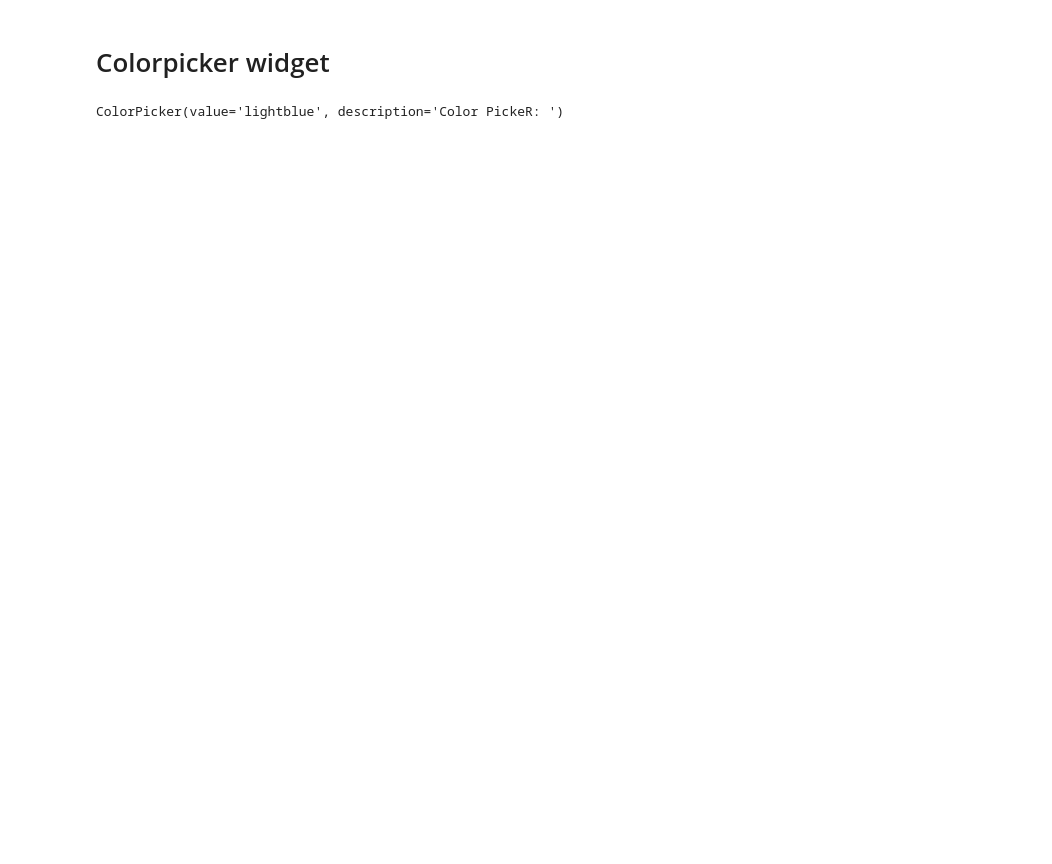
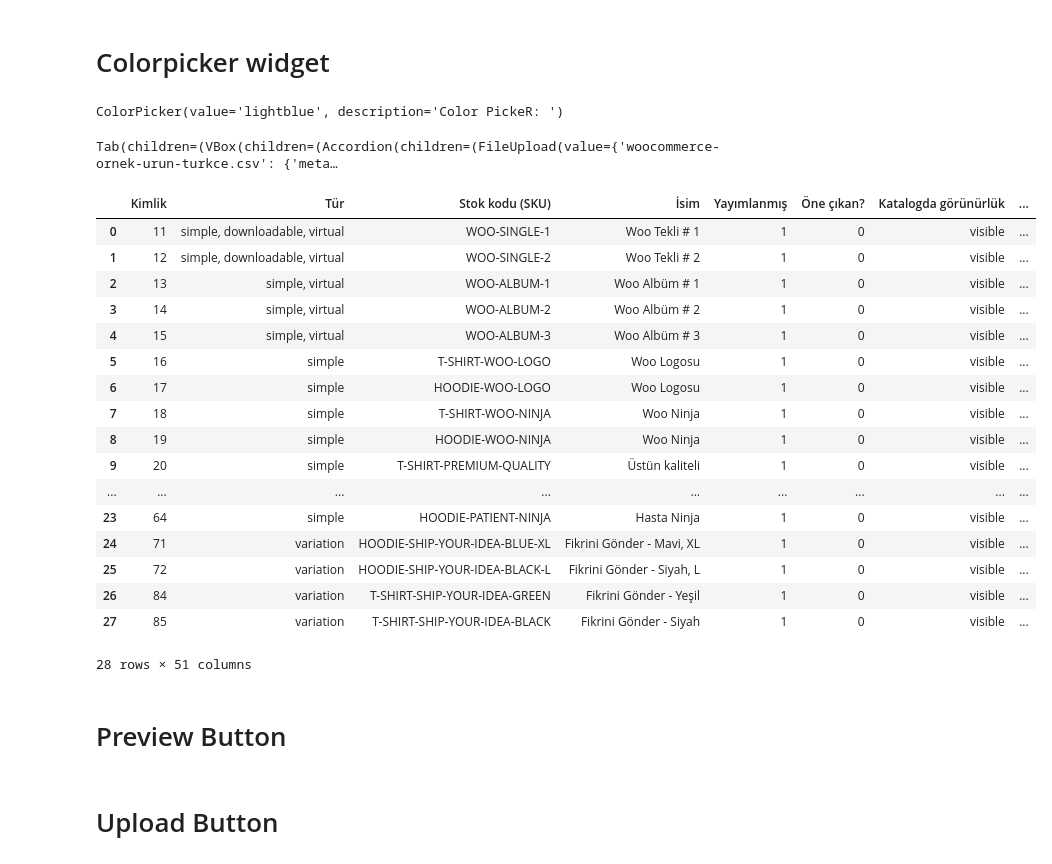
Before and after one commit to nmekinci/a_simple_application, a Jupyter notebook: Python ders notlarim 5.ipynb, the cells around one changed output. Cells and saved outputs as stored; diff of their text form; code cells hidden in the pictures; blank space fills up the shorter version.

```diff
--- a/Python ders notlarim 5.ipynb
+++ b/Python ders notlarim 5.ipynb
@@ -50,7 +50,7 @@ SelectMultiple(description='eraser: ', index=(0,), options=('tab', '1', '2'), va
 # RadioButton widgets
 # %%
 delim = widgets.RadioButtons(
-options=['; Semicolon',': Colon',', Comma'],
+options=[';', ',', ' '],
 description='Seperator: ',
 disabled= False
 )
@@ -201,3 +201,71 @@ color_picker = widgets.ColorPicker(
 color_picker
 # %% [output]
 ColorPicker(value='lightblue', description='Color PickeR: ')
+# %%
+children = [
+    accordion_box,
+    widgets.VBox([toggle, out]),
+    widgets.VBox([
+        widgets.HBox([graph_type,color_picker]),
+        widgets.HBox([x_axis,y_axis]),
+        button_plot,
+        out
+    ])
+]
+tab.children = children
+tab
+# %% [output]
+Tab(children=(VBox(children=(Accordion(children=(FileUpload(value={'woocommerce-ornek-urun-turkce.csv': {'meta…
+# %%
+def content_parser():
+    if up.value == {}:
+        with out:
+            print('No CSV loaded')
+    else:
+        typ, content = "", ""
+        up_value = up.value
+        for i in up_value.keys():
+            typ = up_value[i]["metadata"]["type"]
+        if typ == "text/csv":
+            content = up_value[i]["content"]
+            content_str = str(content, 'utf-8')
+
+            if eraser.value != {}:
+                for val in eraser.value:
+                    if val == "tab":
+                        content_str = content_str.replace("\t","")
+                    else:
+                        content_str = content_str.replace(val,"")
+            if content_str != "":
+                str_io = StringIO(content_str)
+                return str_io
+def df_converter():
+    content = content_parser()
+    if content is not None:
+        df = pd.read_csv(content, sep=delim.value, index_col=False, skiprows=rows.value)
+        return df
+    else:
+        return None
+# %%
+df_converter()
+# %% [output]
+|  | Kimlik | Tür | Stok kodu (SKU) | İsim | Yayımlanmış | Öne çıkan? | Katalogda görünürlük | ... |
+| 0 | 11 | simple, downloadable, virtual | WOO-SINGLE-1 | Woo Tekli # 1 | 1 | 0 | visible | ... |
+| 1 | 12 | simple, downloadable, virtual | WOO-SINGLE-2 | Woo Tekli # 2 | 1 | 0 | visible | ... |
+| 2 | 13 | simple, virtual | WOO-ALBUM-1 | Woo Albüm # 1 | 1 | 0 | visible | ... |
+| 3 | 14 | simple, virtual | WOO-ALBUM-2 | Woo Albüm # 2 | 1 | 0 | visible | ... |
+| 4 | 15 | simple, virtual | WOO-ALBUM-3 | Woo Albüm # 3 | 1 | 0 | visible | ... |
+| 5 | 16 | simple | T-SHIRT-WOO-LOGO | Woo Logosu | 1 | 0 | visible | ... |
+| 6 | 17 | simple | HOODIE-WOO-LOGO | Woo Logosu | 1 | 0 | visible | ... |
+| 7 | 18 | simple | T-SHIRT-WOO-NINJA | Woo Ninja | 1 | 0 | visible | ... |
+| 8 | 19 | simple | HOODIE-WOO-NINJA | Woo Ninja | 1 | 0 | visible | ... |
+| 9 | 20 | simple | T-SHIRT-PREMIUM-QUALITY | Üstün kaliteli | 1 | 0 | visible | ... |
+| ... | ... | ... | ... | ... | ... | ... | ... | ... |
+| 23 | 64 | simple | HOODIE-PATIENT-NINJA | Hasta Ninja | 1 | 0 | visible | ... |
+| 24 | 71 | variation | HOODIE-SHIP-YOUR-IDEA-BLUE-XL | Fikrini Gönder - Mavi, XL | 1 | 0 | visible | ... |
+| 25 | 72 | variation | HOODIE-SHIP-YOUR-IDEA-BLACK-L | Fikrini Gönder - Siyah, L | 1 | 0 | visible | ... |
+| 26 | 84 | variation | T-SHIRT-SHIP-YOUR-IDEA-GREEN | Fikrini Gönder - Yeşil | 1 | 0 | visible | ... |
+| 27 | 85 | variation | T-SHIRT-SHIP-YOUR-IDEA-BLACK | Fikrini Gönder - Siyah | 1 | 0 | visible | ... |
+28 rows × 51 columns
+# %% [markdown]
+# Preview Button
@@ -203,0 +286,2 @@ ColorPicker(value='lightblue', description='Color PickeR: ')
+# %% [markdown]
+# Upload Button
```
Also changed, not shown: parts of 13 cells of this notebook.
